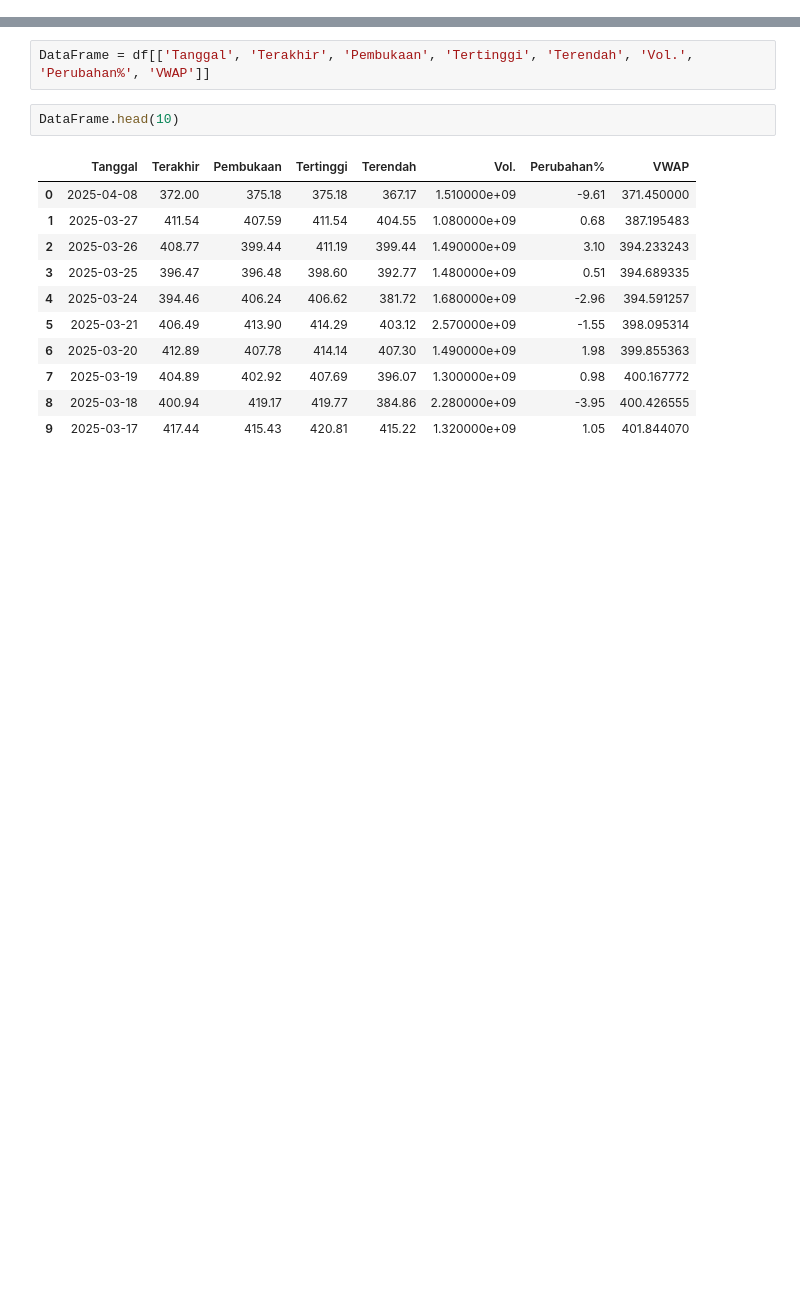
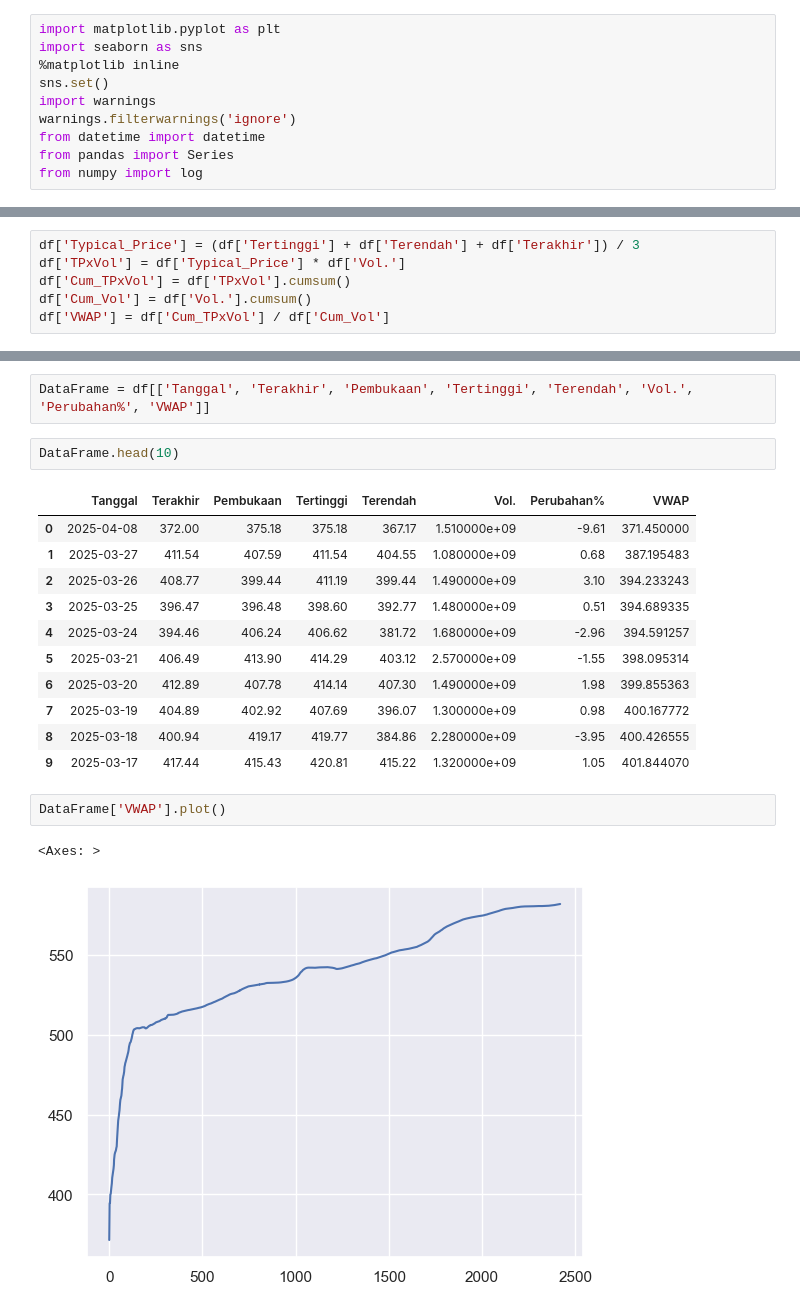
Before and after one commit to rizkihelmi10/StockPricePrediction, a Jupyter notebook: notebooks/JakartaSans.ipynb, the cells around one changed output, grey strips where cells are left out. Drawn from its saved outputs; the diff is of its cells as text; blank space fills up the shorter version.

```diff
--- a/notebooks/JakartaSans.ipynb
+++ b/notebooks/JakartaSans.ipynb
@@ -1,4 +1,14 @@
 # %%
 import pandas as pd
 import numpy as np
+# %%
+import matplotlib.pyplot as plt
+import seaborn as sns
+%matplotlib inline
+sns.set()
+import warnings
+warnings.filterwarnings('ignore')
+from datetime import datetime
+from pandas import Series
+from numpy import log
 # %%
@@ -102,6 +110,12 @@ df['PriceVol'] = df['PriceTy'] * df['Vol.']
 df['Cumulative'] = df['Vol.'].cumsum()
 df['CumulativePriceVolume'] = df['PriceVol'].cumsum()
 df['VWAP'] = df['CumulativePriceVolume'] / df['Cumulative']
+# %%
+df['Typical_Price'] = (df['Tertinggi'] + df['Terendah'] + df['Terakhir']) / 3
+df['TPxVol'] = df['Typical_Price'] * df['Vol.']
+df['Cum_TPxVol'] = df['TPxVol'].cumsum()
+df['Cum_Vol'] = df['Vol.'].cumsum()
+df['VWAP'] = df['Cum_TPxVol'] / df['Cum_Vol']
 # %%
 df.isnull().sum()
 # %% [output]
@@ -138,3 +156,8 @@ DataFrame.head(10)
 | 7 | 2025-03-19 | 404.89 | 402.92 | 407.69 | 396.07 | 1.300000e+09 | 0.98 | 400.167772 |
 | 8 | 2025-03-18 | 400.94 | 419.17 | 419.77 | 384.86 | 2.280000e+09 | -3.95 | 400.426555 |
 | 9 | 2025-03-17 | 417.44 | 415.43 | 420.81 | 415.22 | 1.320000e+09 | 1.05 | 401.844070 |
+# %%
+DataFrame['VWAP'].plot()
+# %% [output]
+<Axes: >
+[figure, added]
```
Also changed, not shown: parts of 79 cells of this notebook, 6 other files.
